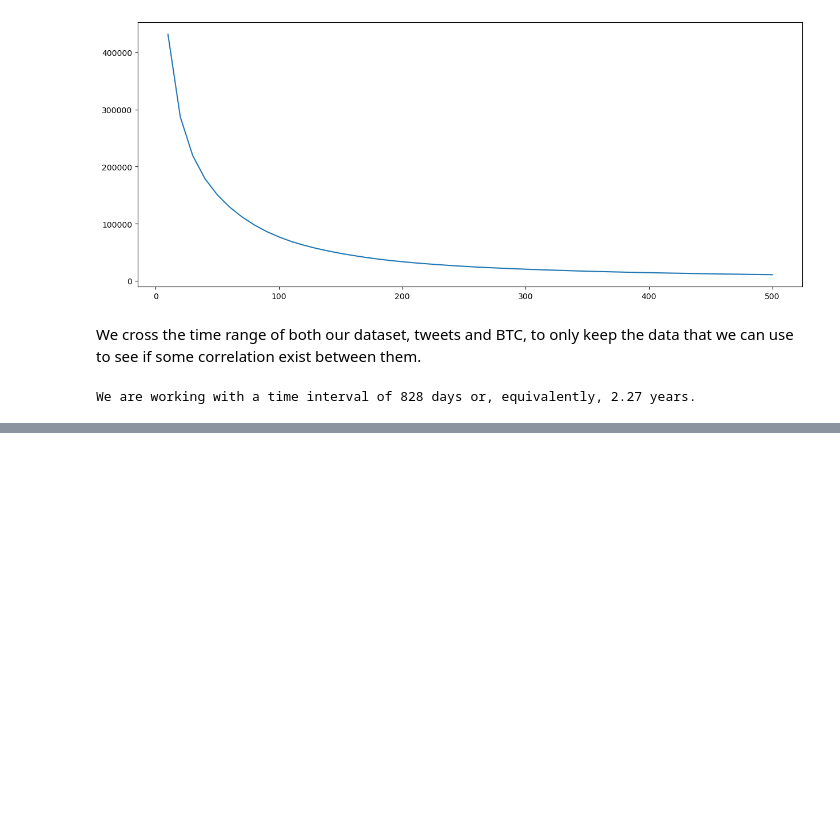
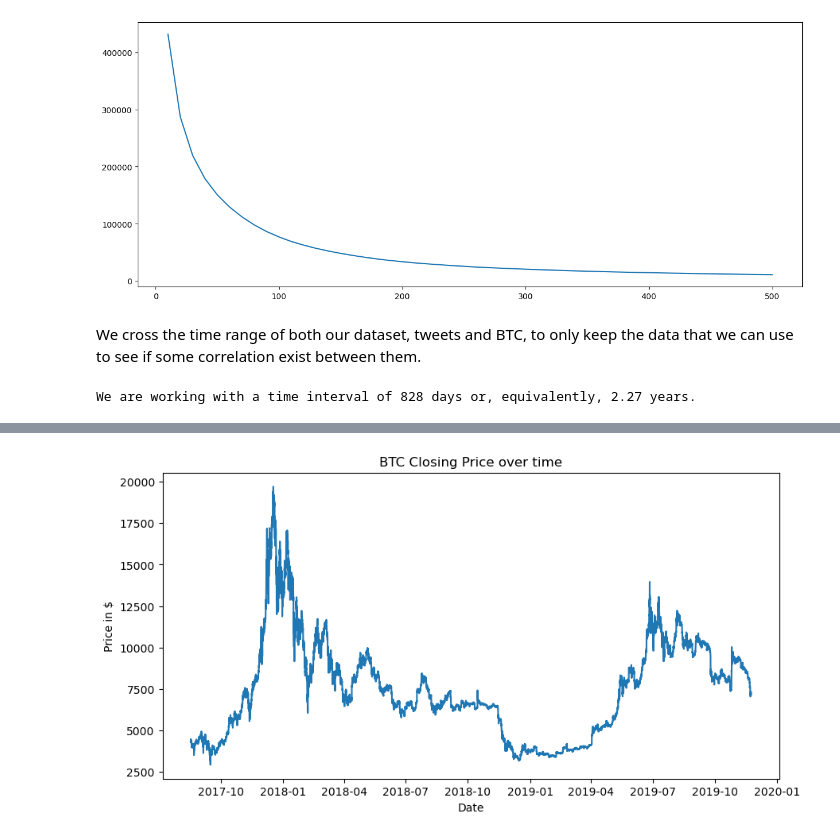
Before and after one commit to paulo-03/bitcoin_twitter, a Jupyter notebook: data_analysis.ipynb, the cells around one changed output, grey strips where cells are left out. Saved outputs shown, nothing was run; the diff lists cells and outputs as text; code cells hidden in the pictures; blank space fills up the shorter version.

Commit message:
modifying the storing format for clean data and added some basic initial analyzing cells to look at the clean data

```diff
--- a/data_analysis.ipynb
+++ b/data_analysis.ipynb
@@ -125,0 +132,2 @@ We are working with a time interval of 828 days or, equivalently, 2.27 years.
+# %%
+btc_clean = BTCAnalyzer(file_path='clean_data/btc.parquet')
@@ -125,0 +149,4 @@ We are working with a time interval of 828 days or, equivalently, 2.27 years.
+# %%
+btc_clean.plot_price(start_date="2017-08-17 04:00:00", end_date="2019-11-23 15:45:00")
+# %% [output]
+[figure, added]
```
Also changed, not shown: parts of 14 cells of this notebook, 4 other files.
